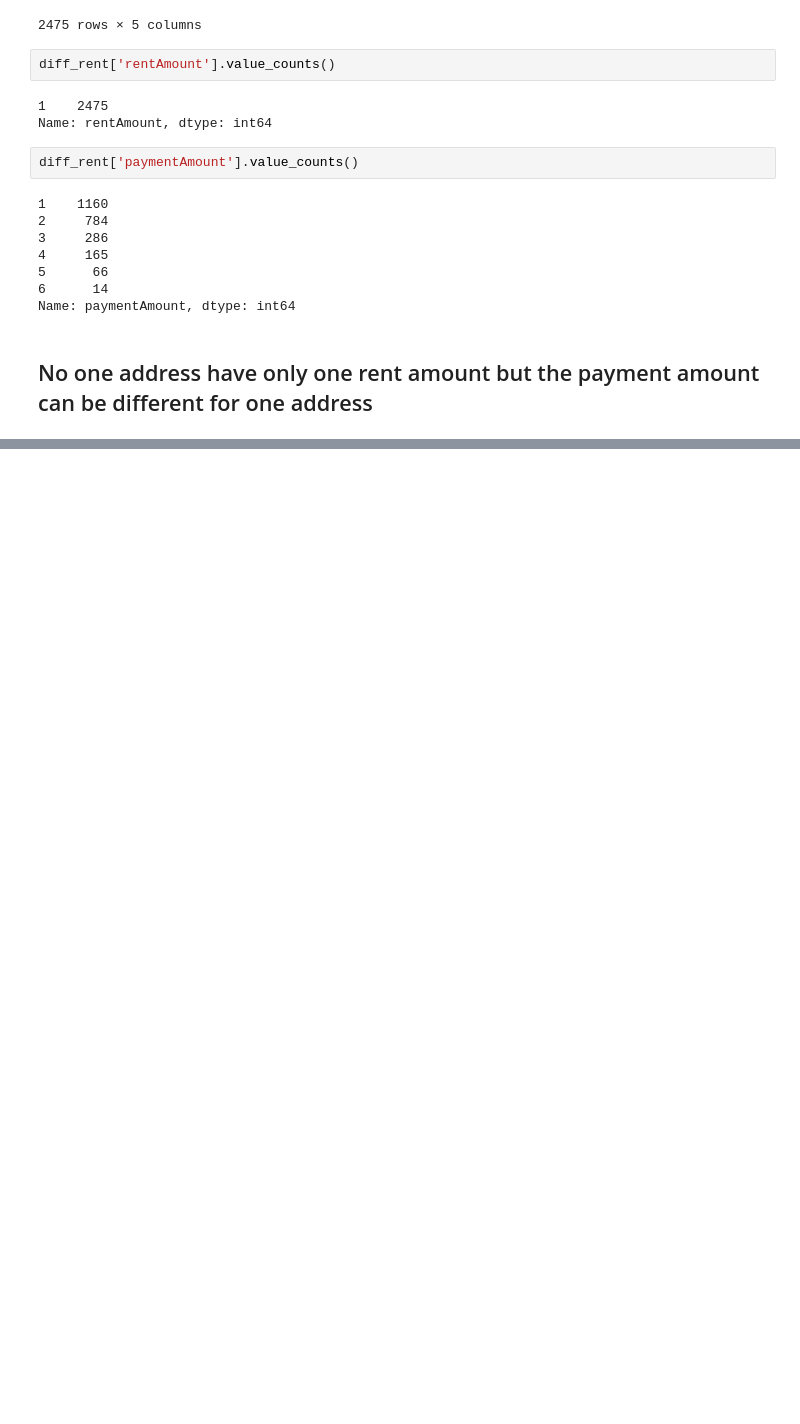
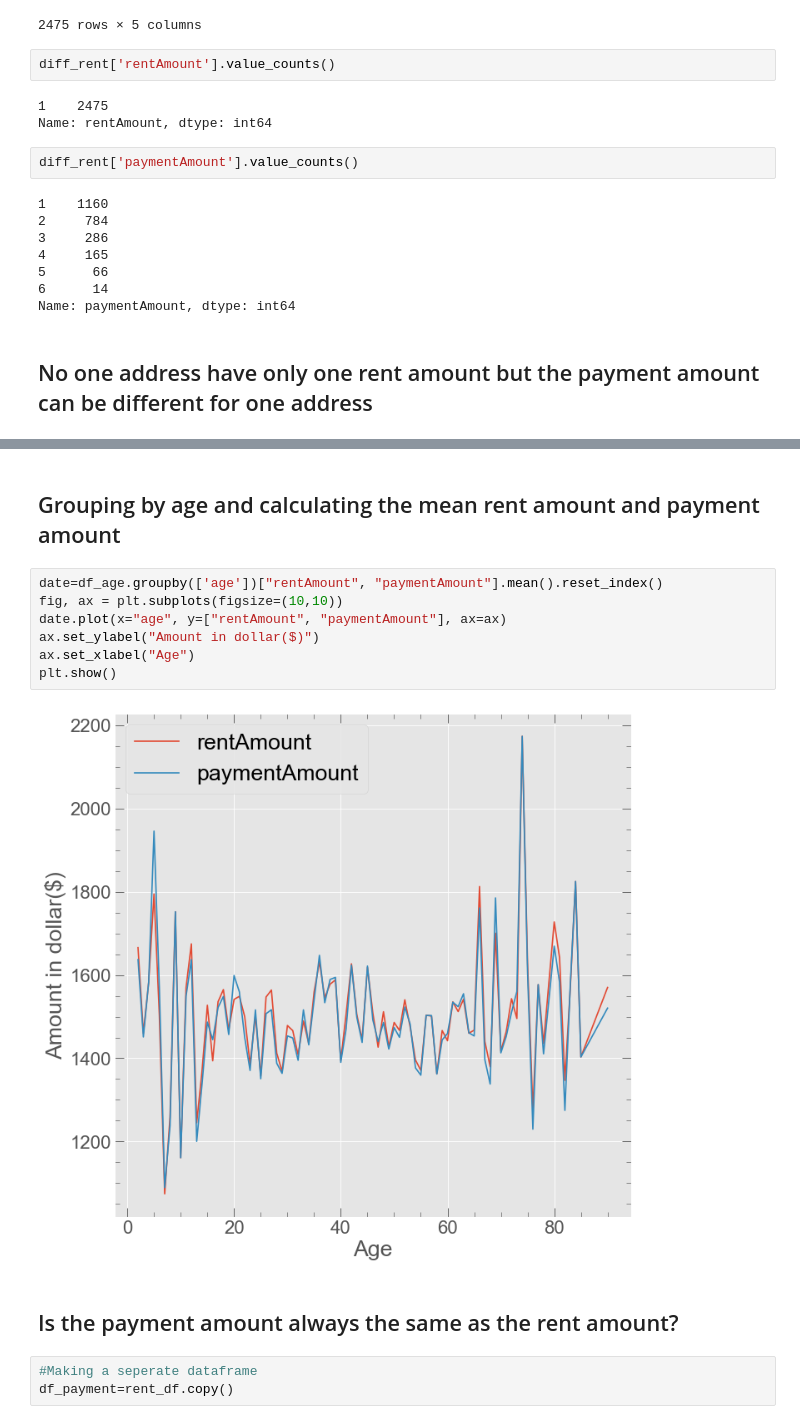
Before and after one commit to pandeysudip/Rental, a Jupyter notebook: 2.Data_Visulization.ipynb, the cells around one changed output, grey strips where cells are left out. Saved outputs shown, nothing was run; the diff lists cells and outputs as text; blank space fills up the shorter version.

```diff
--- a/2.Data_Visulization.ipynb
+++ b/2.Data_Visulization.ipynb
@@ -213,0 +261,16 @@ Name: paymentAmount, dtype: int64
+# %% [markdown]
+## Grouping by age and calculating the mean rent amount and payment amount
+# %%
+date=df_age.groupby(['age'])["rentAmount", "paymentAmount"].mean().reset_index()
+fig, ax = plt.subplots(figsize=(10,10))
+date.plot(x="age", y=["rentAmount", "paymentAmount"], ax=ax)
+ax.set_ylabel("Amount in dollar($)")
+ax.set_xlabel("Age")
+plt.show()
+# %% [output]
+[figure, added]
+# %% [markdown]
+## Is the payment amount always the same as the rent amount?
+# %%
+#Making a seperate dataframe
+df_payment=rent_df.copy()
```
Also changed, not shown: parts of 29 cells of this notebook.
